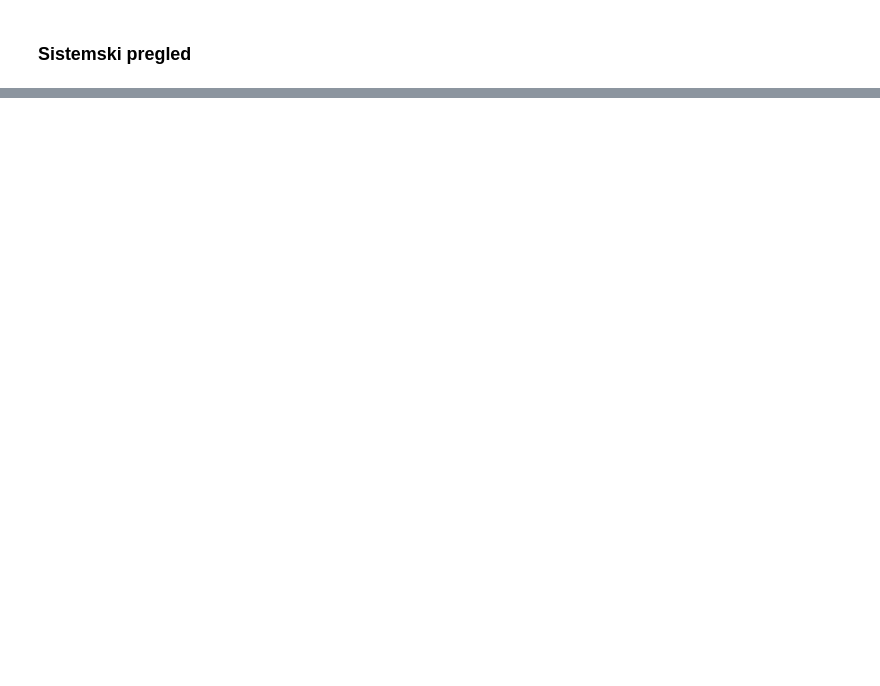
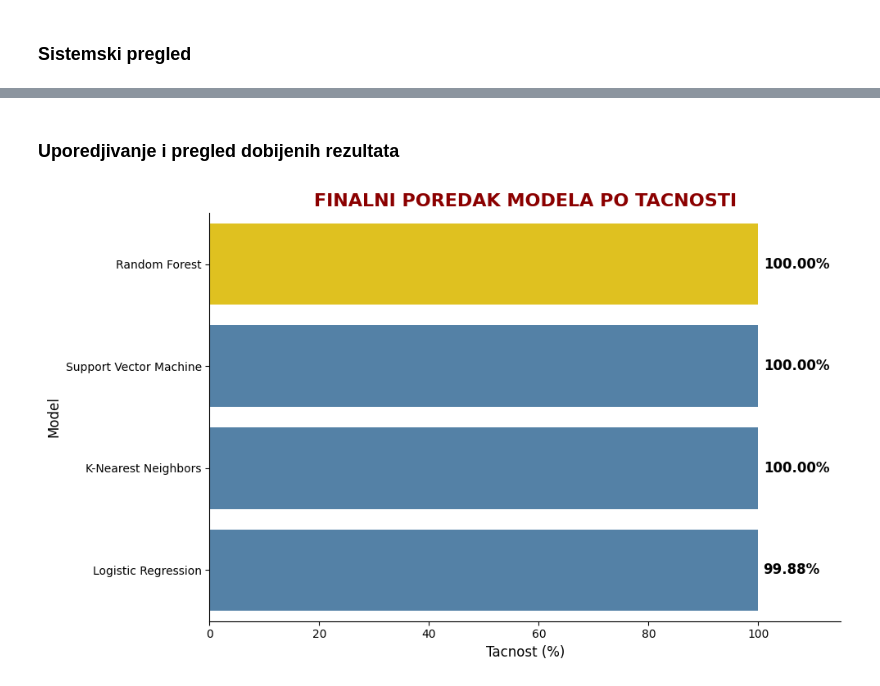
Before and after one commit to alxcek/mas-ai, a Jupyter notebook: machine_learning/01_mushroom_classification/classification.ipynb, the cells around one changed output, grey strips where cells are left out. Drawn from its saved outputs; the diff is of its cells as text; code cells hidden in the pictures; blank space fills up the shorter version.

```diff
--- a/machine_learning/01_mushroom_classification/classification.ipynb
+++ b/machine_learning/01_mushroom_classification/classification.ipynb
@@ -514,0 +514,14 @@ df.describe()
+# %%
+models = {
+    "Logistic Regression": LogisticRegression(max_iter=1000),
+    "Random Forest": RandomForestClassifier(n_estimators=100, random_state=42),
+    "Support Vector Machine": SVC(probability=True, random_state=42),
+    "K-Nearest Neighbors": KNeighborsClassifier(n_neighbors=5)
+}
+
+
+print("Algoritmi:")
+
+
+for i, name in enumerate(models.keys(), 1):
+    print(f" {i}.{name}")
@@ -514,0 +580,33 @@ df.describe()
+# %% [markdown]
+### Uporedjivanje i pregled dobijenih rezultata
+# %%
+leaderboard_df = pd.DataFrame(results).sort_values(by='Accuracy', ascending=False)
+
+leaderboard_df['Accuracy %'] = leaderboard_df['Accuracy'] * 100
+
+colors = ['gold' if i == 0 else 'steelblue' for i in range(len(leaderboard_df))]
+
+plt.figure(figsize=(10, 6))
+
+ax = sns.barplot(
+    x='Accuracy %',
+    y='Model',
+    data=leaderboard_df,
+    palette=colors
+)
+
+for container in ax.containers:
+    ax.bar_label(container, fmt='%.2f%%', padding=5, fontsize=12, fontweight='bold')
+
+plt.title('FINALNI POREDAK MODELA PO TACNOSTI', fontsize=16, fontweight='bold', color='darkred')
+plt.xlabel('Tacnost (%)', fontsize=12)
+plt.ylabel('Model', fontsize=12)
+
+plt.xlim(0, 115)
+
+sns.despine()
+
+plt.tight_layout()
+plt.show()
+# %% [output]
+[figure, added]
```
Also changed, not shown: parts of 26 cells of this notebook, 1 other file.
